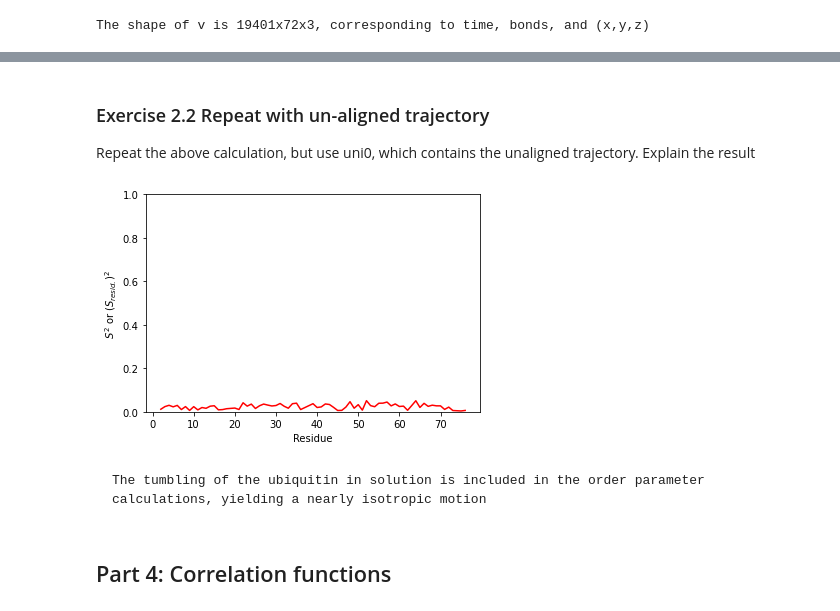
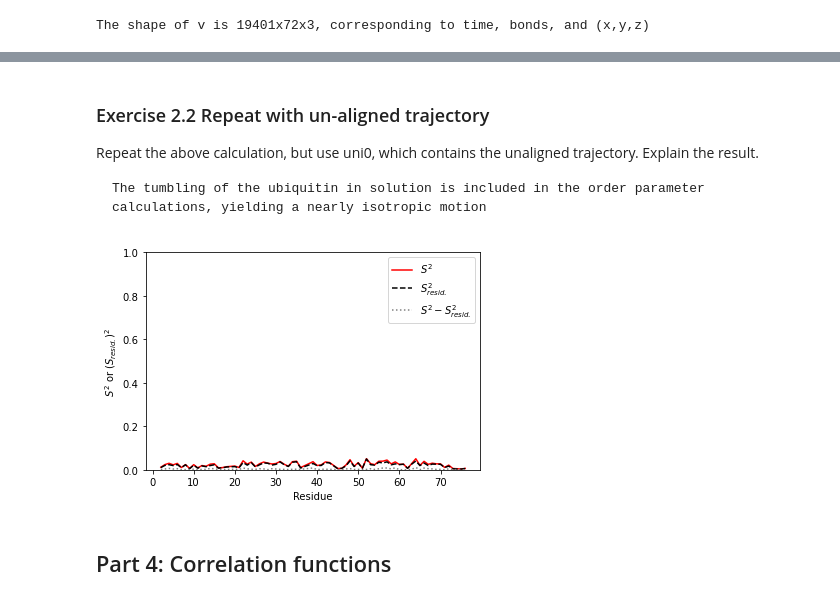
Before and after one commit to alsinmr/ConferenceExamples, a Jupyter notebook: JupyterBook/GNMR2025/MD2NMR.ipynb, the cells around one changed output, grey strips where cells are left out. Drawn from its saved outputs; the diff is of its cells as text; code cells hidden in the pictures.

````diff
--- a/JupyterBook/GNMR2025/MD2NMR.ipynb
+++ b/JupyterBook/GNMR2025/MD2NMR.ipynb
@@ -115,11 +168,12 @@ uni=mda.Universe('ubi.pdb','ubi_aligned.xtc')  #Loads the aligned trajectory
 # We will let N and H define our bonds
 def load_v(uni):
     N=uni.select_atoms('name N and not resname PRO and resid 2-76') #Only nitrogen with bound 1H
-    H=uni.select_atoms('name H')
+    H=uni.select_atoms('name H and resid 2-76')
     resi=N.resids
 
     v=[]   #Storage for bond vectors
-    for ts in uni.trajectory:
+    for k in range(len(uni.trajectory)):
+        uni.trajectory[k]
         v.append(H.positions-N.positions) #N x 3 vector
     return resi,np.array(v)  #This creates a numpy array, which is nicer for calculation
 
@@ -133,8 +202,13 @@ Note that depending how a trajectory is stored, it may also be necessary to perf
 # %%
 def norm(v):
-    lv=np.sqrt(v[:,:,0]**2+v[:,:,1]**2+v[:,:,2]**2)  #Length of the vectors
-    # lv=np.sqrt((v**2).sum(-1))  #Shorter option
+    lv= #Length of the vectors
     return (v.T/lv.T).T   #Normalize v (transposes required to correctly use "broadcasting")
 
 v=norm(v)
+# %%
+def norm(v):
+    lv=np.sqrt(v[:,:,0]**2+v[:,:,1]**2+v[:,:,2]**2)  #Length of the vectors
+    return (v.T/lv.T).T   #Normalize v (transposes required to correctly use "broadcasting")
+
+v=norm(v)
 # %% [markdown]
@@ -220,20 +360,31 @@ Here, $z_{sym.}$ is the projection of the normalized tensor direction onto the s
 # %% [markdown]
 ### Exercise 2.2 Repeat with un-aligned trajectory
-Repeat the above calculation, but use uni0, which contains the unaligned trajectory. Explain the result
+Repeat the above calculation, but use uni0, which contains the unaligned trajectory. Explain the result.
+
+```{toggle}
+The tumbling of the ubiquitin in solution is included in the order parameter calculations, yielding a nearly isotropic motion
+```
 # %%
 _,v0=load_v(uni0)
 v0=norm(v0)
+
+a=S2(v0)    #Calculation for S2 here
+b=Sresid(v0)**2   #Calculation for (Sresid)^2 here
+
 ax=plt.subplots()[1]
-ax.plot(resi,S2(v0),color='red')
+ax.plot(resi,a,color='red')
+ax.plot(resi,b,color='black',linestyle='--')
+ax.plot(resi,a-b,color='grey',linestyle=':')
+ax.set_ylim([0,1])
+ax.set_xlabel('Residue')
+ax.legend((r'$S^2$',r'$S^2_{resid.}$',r'$S^2-S^2_{resid.}$'))
+_=ax.set_ylabel(r'$S^2$')
+
 ax.set_ylim([0,1])
 ax.set_xlabel('Residue')
 _=ax.set_ylabel(r'$S^2$ or $(S_{resid.})^2$')
 # %% [output]
-[figure, old version]
+[figure, new version]
-# %% [markdown]
-```{toggle}
-The tumbling of the ubiquitin in solution is included in the order parameter calculations, yielding a nearly isotropic motion
-```
 # %% [markdown]
 ## Part 4: Correlation functions
 # %%
````
Also changed, not shown: parts of 30 cells of this notebook, 2 other files.
